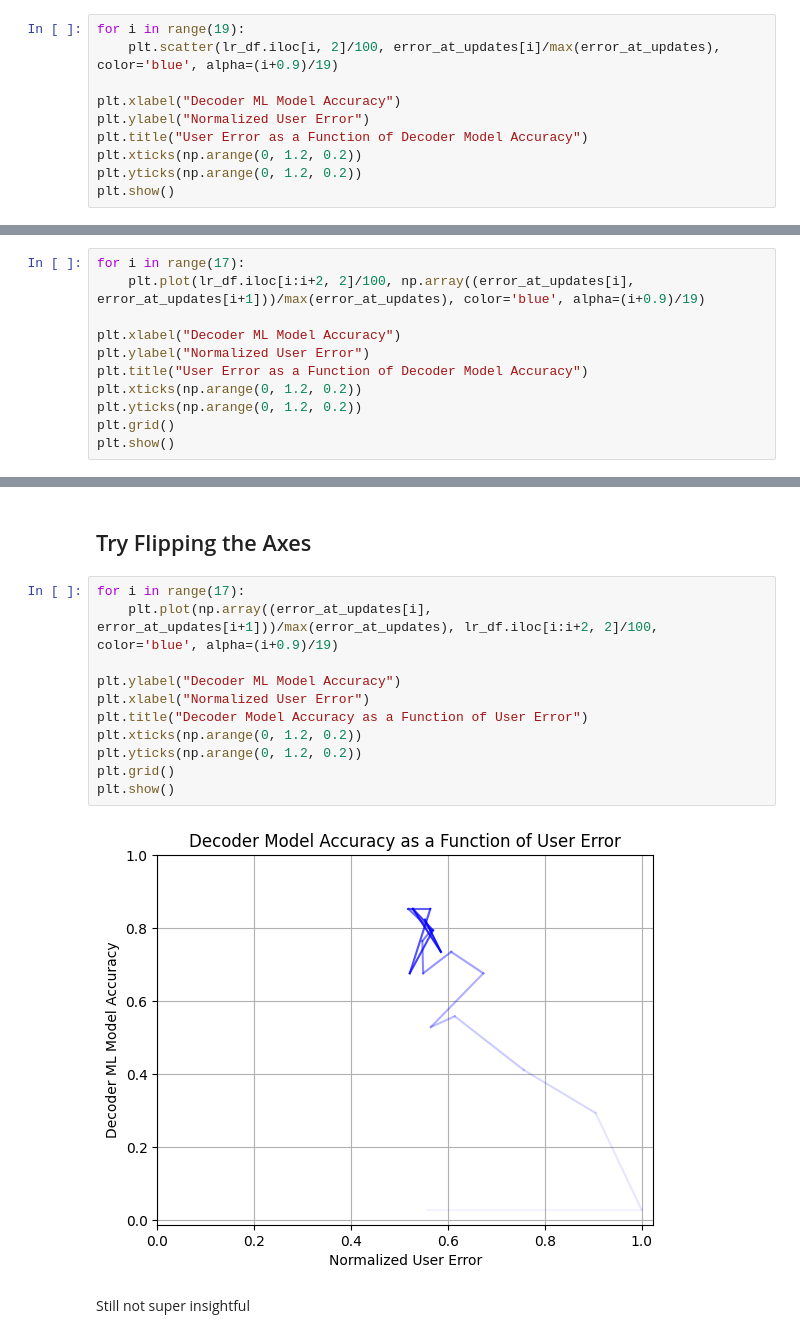
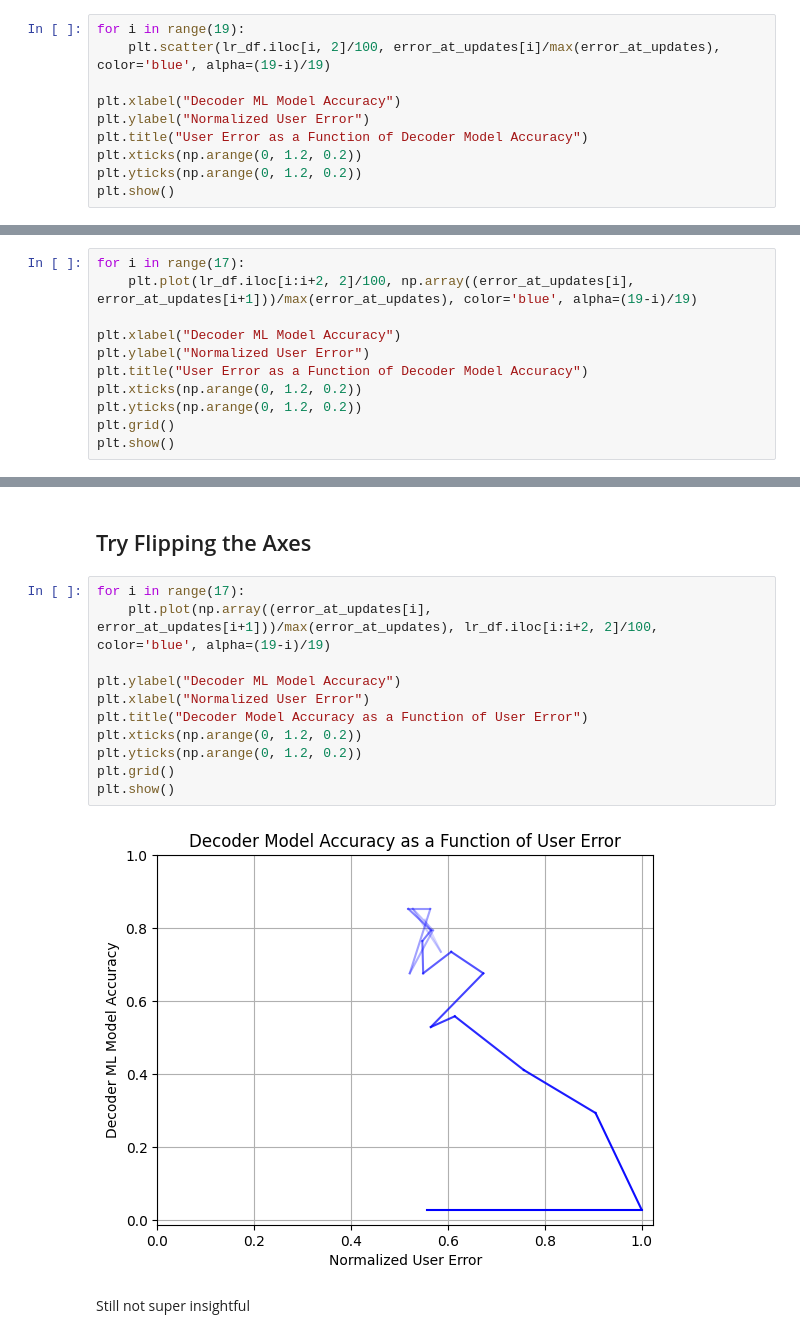
Before and after one commit to kdmalc/personalization-privacy-risk, a Jupyter notebook: 108_Model_Acc_VS_User_Error.ipynb, the cells around one changed output, grey strips where cells are left out. Saved outputs shown, nothing was run; the diff lists cells and outputs as text.

```diff
--- a/108_Model_Acc_VS_User_Error.ipynb
+++ b/108_Model_Acc_VS_User_Error.ipynb
@@ -294,7 +294,7 @@ plt.show()
 Add gradient to make it more clear how it evolves with time
 # %%
 for i in range(19):
-    plt.scatter(lr_df.iloc[i, 2]/100, error_at_updates[i]/max(error_at_updates), color='blue', alpha=(i+0.9)/19)
+    plt.scatter(lr_df.iloc[i, 2]/100, error_at_updates[i]/max(error_at_updates), color='blue', alpha=(19-i)/19)
 
 plt.xlabel("Decoder ML Model Accuracy")
 plt.ylabel("Normalized User Error")
@@ -307,6 +307,6 @@ plt.show()
 # %%
 for i in range(17):
-    plt.plot(lr_df.iloc[i:i+2, 2]/100, np.array((error_at_updates[i], error_at_updates[i+1]))/max(error_at_updates), color='blue', alpha=(i+0.9)/19)
+    plt.plot(lr_df.iloc[i:i+2, 2]/100, np.array((error_at_updates[i], error_at_updates[i+1]))/max(error_at_updates), color='blue', alpha=(19-i)/19)
 
 plt.xlabel("Decoder ML Model Accuracy")
 plt.ylabel("Normalized User Error")
@@ -348,17 +348,17 @@ Each decoder update is about 16 seconds.  The original user error plots have a r
 ## Try Flipping the Axes
 # %%
 for i in range(17):
-    plt.plot(np.array((error_at_updates[i], error_at_updates[i+1]))/max(error_at_updates), lr_df.iloc[i:i+2, 2]/100, color='blue', alpha=(i+0.9)/19)
+    plt.plot(np.array((error_at_updates[i], error_at_updates[i+1]))/max(error_at_updates), lr_df.iloc[i:i+2, 2]/100, color='blue', alpha=(19-i)/19)
 
 plt.ylabel("Decoder ML Model Accuracy")
 plt.xlabel("Normalized User Error")
 plt.title("Decoder Model Accuracy as a Function of User Error")
 plt.xticks(np.arange(0, 1.2, 0.2))
 plt.yticks(np.arange(0, 1.2, 0.2))
 plt.grid()
 plt.show()
 # %% [output]
-[figure, old version]
+[figure, new version]
 # %% [markdown]
 Still not super insightful
 # %% [markdown]
```
Also changed, not shown: parts of 4 cells of this notebook.
